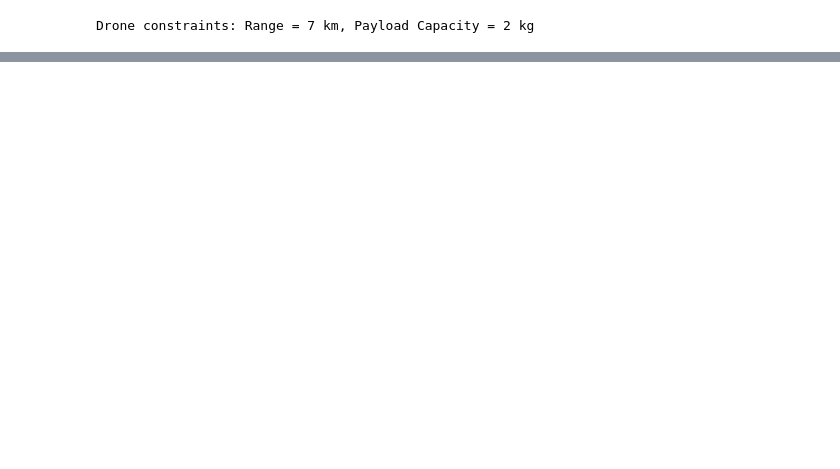
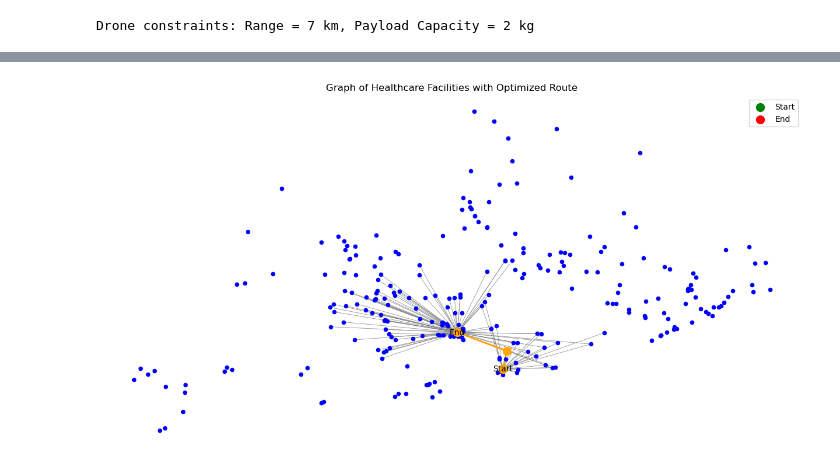
Before and after one commit to TehmoorG/drone-route, a Jupyter notebook: notebooks/drone_route.ipynb, the cells around one changed output, grey strips where cells are left out. Drawn from its saved outputs; the diff is of its cells as text; code cells hidden in the pictures; blank space fills up the shorter version.

```diff
--- a/notebooks/drone_route.ipynb
+++ b/notebooks/drone_route.ipynb
@@ -114,8 +113,0 @@ plt.show()
-# %%
-# Implement the A* algorithm
-# We use the 'weight' attribute of the edges to find the shortest path by distance
-try:
-    shortest_path = nx.astar_path(G, start_node, end_node, weight='weight')
-    print("Shortest path found:", shortest_path)
-except nx.NetworkXNoPath:
-    print("No path found between the start and end nodes.")
@@ -182,0 +114,90 @@ Route data saved to ../output/drone_route.csv
+# %%
+# Check if the graph already exists and load it, otherwise create and save it
+try:
+    G = load_graph()
+except FileNotFoundError:
+    create_and_save_graph()
+    G = load_graph()
+
+start_node = add_node_to_graph(G, start_lat, start_lon, 'Start')
+end_node = add_node_to_graph(G, end_lat, end_lon, 'End')
+
+# If start and end nodes are successfully added, proceed with pathfinding
+if start_node is not None and end_node is not None:
+    try:
+        shortest_path = nx.dijkstra_path(
+            G,
+            start_node,
+            end_node,
+            weight='weight'
+        )
+        print("Shortest path found:", shortest_path)
+    except nx.NetworkXNoPath:
+        print("No path found between the start and end nodes.")
+
+    # Ensure the pos dictionary is populated correctly
+    pos = nx.get_node_attributes(G, 'pos')
+
+    # Check for nodes without positions and remove them from the graph
+    missing_pos_nodes = [node for node in G.nodes if node not in pos]
+    if missing_pos_nodes:
+        print(f"Warning: Nodes without positions detected: {missing_pos_nodes}")
+        G.remove_nodes_from(missing_pos_nodes)
+        print(f"Removed nodes without positions: {missing_pos_nodes}")
+
+    # Visualize the graph and the optimized route
+    plt.figure(figsize=(12, 6))
+    facility_nodes = [node for node in G.nodes if node in pos]
+
+    nx.draw(G, pos, nodelist=facility_nodes, node_size=20, node_color="blue", edge_color="gray", width=0.5, font_size=8)
+    nx.draw_networkx_nodes(G, pos, nodelist=[start_node], node_color="green", node_size=100, label="Start")
+    nx.draw_networkx_nodes(G, pos, nodelist=[end_node], node_color="red", node_size=100, label="End")
+    nx.draw_networkx_nodes(G, pos, nodelist=shortest_path, node_color="orange", node_size=100)
+    nx.draw_networkx_edges(G, pos, edgelist=list(zip(shortest_path[:-1], shortest_path[1:])), edge_color="orange", width=2)
+    nx.draw_networkx_labels(G, pos, labels={start_node: 'Start', end_node: 'End'}, font_size=10, font_color="black")
+
+    plt.title("Graph of Healthcare Facilities with Optimized Route")
+    plt.legend()
+    plt.show()
+
+    # Save the route data to a CSV file
+    route_data = []
+
+    # Add start node
+    start_pos = pos[start_node]
+    route_data.append({
+        "label": "Start",
+        "lat": start_pos[1],
+        "longitude": start_pos[0]
+    })
+
+    # Add intermediate nodes (charging stations)
+    for node in shortest_path[1:-1]:
+        node_pos = pos[node]
+        route_data.append({
+            "label": f"Charging Station {node}",
+            "lat": node_pos[1],
+            "longitude": node_pos[0]
+        })
+
+    # Add end node
+    end_pos = pos[end_node]
+    route_data.append({
+        "label": "End",
+        "lat": end_pos[1],
+        "longitude": end_pos[0]
+    })
+
+    # Define the CSV file path
+    csv_file_path = '../output/drone_route.csv'
+
+    # Write the data to a CSV file
+    with open(csv_file_path, mode='w', newline='') as file:
+        writer = csv.DictWriter(file, fieldnames=["label", "lat", "longitude"])
+        writer.writeheader()
+        writer.writerows(route_data)
+
+    print(f"Route data saved to {csv_file_path}")
+else:
+    print("Start or end node was not added due to being within a no-fly zone.")
+# %% [output]
@@ -182,0 +221 @@ Route data saved to ../output/drone_route.csv
+[figure, added]
```
Also changed, not shown: parts of 13 cells of this notebook.
